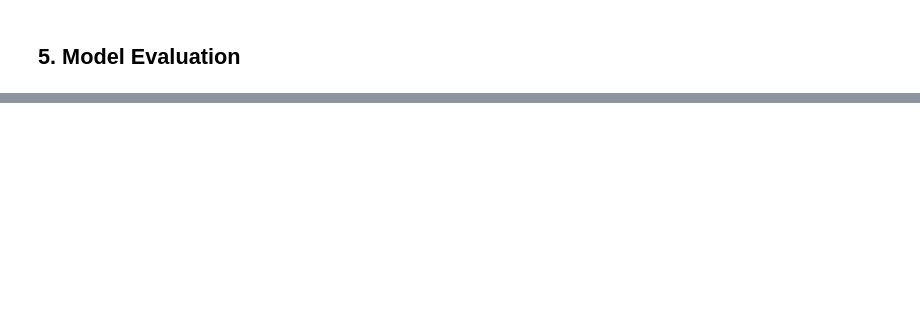
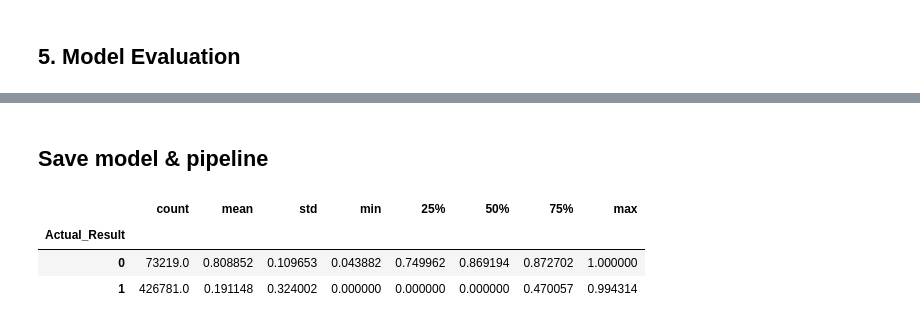
Before and after one commit to zaahirdawood/automl-truelayer, a Jupyter notebook: automl-pipeline.ipynb, the cells around one changed output, grey strips where cells are left out. Drawn from its saved outputs; the diff is of its cells as text; code cells hidden in the pictures; blank space fills up the shorter version.

```diff
--- a/automl-pipeline.ipynb
+++ b/automl-pipeline.ipynb
@@ -122,0 +276,28 @@ failed_df.groupby('currency').agg({'amount_in_currency':'sum'}).reset_index()
+# %%
+from sklearn.pipeline import Pipeline, FeatureUnion
+from sklearn.ensemble import ExtraTreesClassifier
+from sklearn.preprocessing import StandardScaler
+from sklearn.preprocessing import FunctionTransformer
+
+def custom_transformation(X):
+    # Replace this with your transformation logic
+    return X
+
+# Create transformers
+scaler = StandardScaler()
+custom_transformer = FunctionTransformer(func=custom_transformation)
+
+# Construct the pipeline
+pipeline = Pipeline(steps=[
+    ('featureunion', FeatureUnion(transformer_list=[
+        ('scaler', scaler),
+        ('custom_transformer', custom_transformer)
+    ])),
+    ('extratreesclassifier', ExtraTreesClassifier(class_weight='balanced',criterion='entropy', max_features=0.1, min_samples_split=12)) #add balanced class
+])
+
+# Fit the pipeline on training data (X_train, y_train)
+pipeline.fit(X_undersampled, y_undersampled)
+
+# Make predictions
+y_pred = pipeline.predict(X_test)
@@ -122,0 +369,2 @@ failed_df.groupby('currency').agg({'amount_in_currency':'sum'}).reset_index()
+# %% [markdown]
+## Save model & pipeline
@@ -122,0 +377,12 @@ failed_df.groupby('currency').agg({'amount_in_currency':'sum'}).reset_index()
+# %%
+prob_val = pipeline.predict_proba(X_undersampled)[:, 0]
+final_df = pd.DataFrame({'Probability_Failed': prob_val, 'Actual_Result': y_undersampled})
+
+final_df.to_csv('review.csv',index=False)
+# %%
+final_df.groupby('Actual_Result')['Probability_Failed'].describe()
+# %% [output]
+|  | count | mean | std | min | 25% | 50% | 75% | max |
+| Actual_Result |  |  |  |  |  |  |  |  |
+| 0 | 73219.0 | 0.808852 | 0.109653 | 0.043882 | 0.749962 | 0.869194 | 0.872702 | 1.000000 |
+| 1 | 426781.0 | 0.191148 | 0.324002 | 0.000000 | 0.000000 | 0.000000 | 0.470057 | 0.994314 |
```
Also changed, not shown: parts of 23 cells of this notebook, 3 other files.
